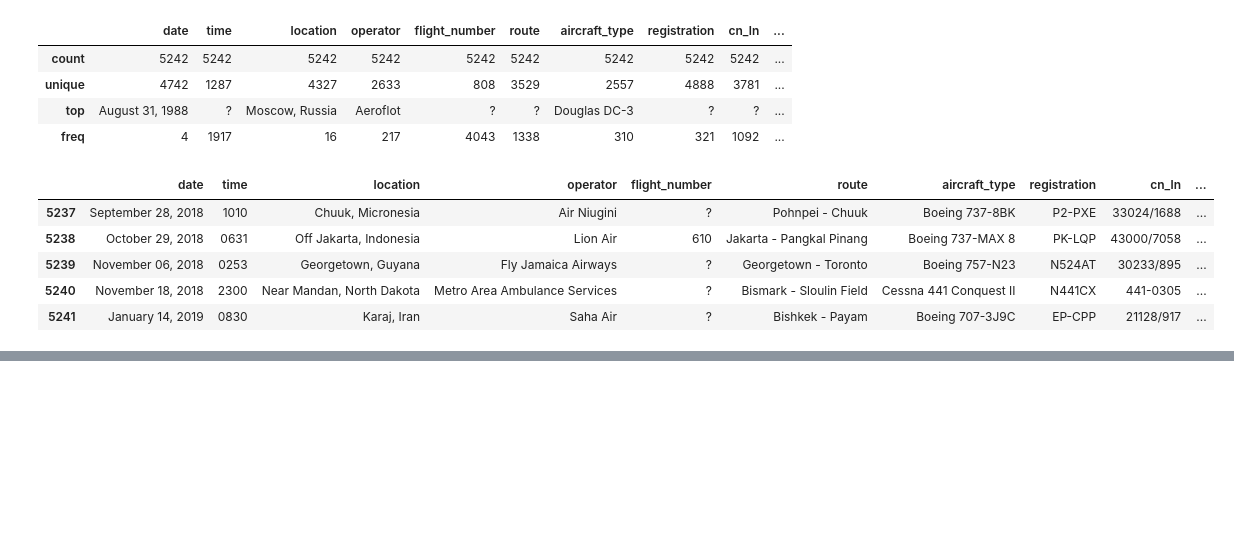
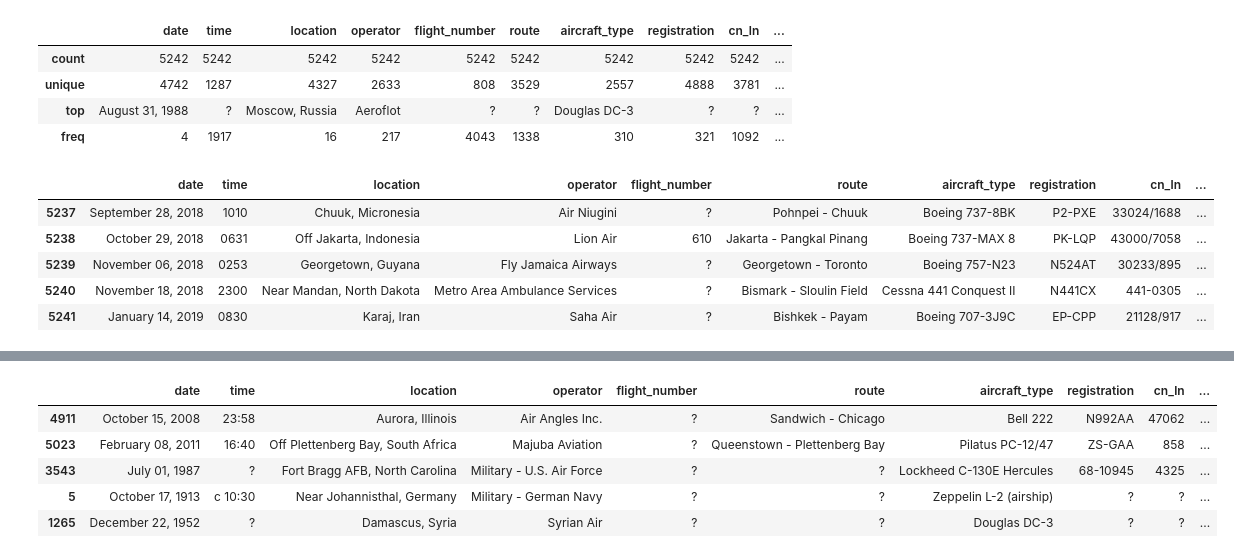
Before and after one commit to budhajitRoy/Plane-Crash-Data-Exploration, a Jupyter notebook: Plane Crash Data Exploration and Analysis.ipynb, the cells around one changed output, grey strips where cells are left out. Drawn from its saved outputs; the diff is of its cells as text; code cells hidden in the pictures; blank space fills up the shorter version.

```diff
--- a/Plane Crash Data Exploration and Analysis.ipynb
+++ b/Plane Crash Data Exploration and Analysis.ipynb
@@ -202,0 +346,9 @@ test_df.tail()
+# %%
+test_df.sample(5)
+# %% [output]
+|  | date | time | location | operator | flight_number | route | aircraft_type | registration | cn_ln | ... |
+| 4911 | October 15, 2008 | 23:58 | Aurora, Illinois | Air Angles Inc. | ? | Sandwich - Chicago | Bell 222 | N992AA | 47062 | ... |
+| 5023 | February 08, 2011 | 16:40 | Off Plettenberg Bay, South Africa | Majuba Aviation | ? | Queenstown - Plettenberg Bay | Pilatus PC-12/47 | ZS-GAA | 858 | ... |
+| 3543 | July 01, 1987 | ? | Fort Bragg AFB, North Carolina | Military - U.S. Air Force | ? | ? | Lockheed C-130E Hercules | 68-10945 | 4325 | ... |
+| 5 | October 17, 1913 | c 10:30 | Near Johannisthal, Germany | Military - German Navy | ? | ? | Zeppelin L-2 (airship) | ? | ? | ... |
+| 1265 | December 22, 1952 | ? | Damascus, Syria | Syrian Air | ? | ? | Douglas DC-3 | ? | ? | ... |
```
Also changed, not shown: parts of 20 cells of this notebook.
